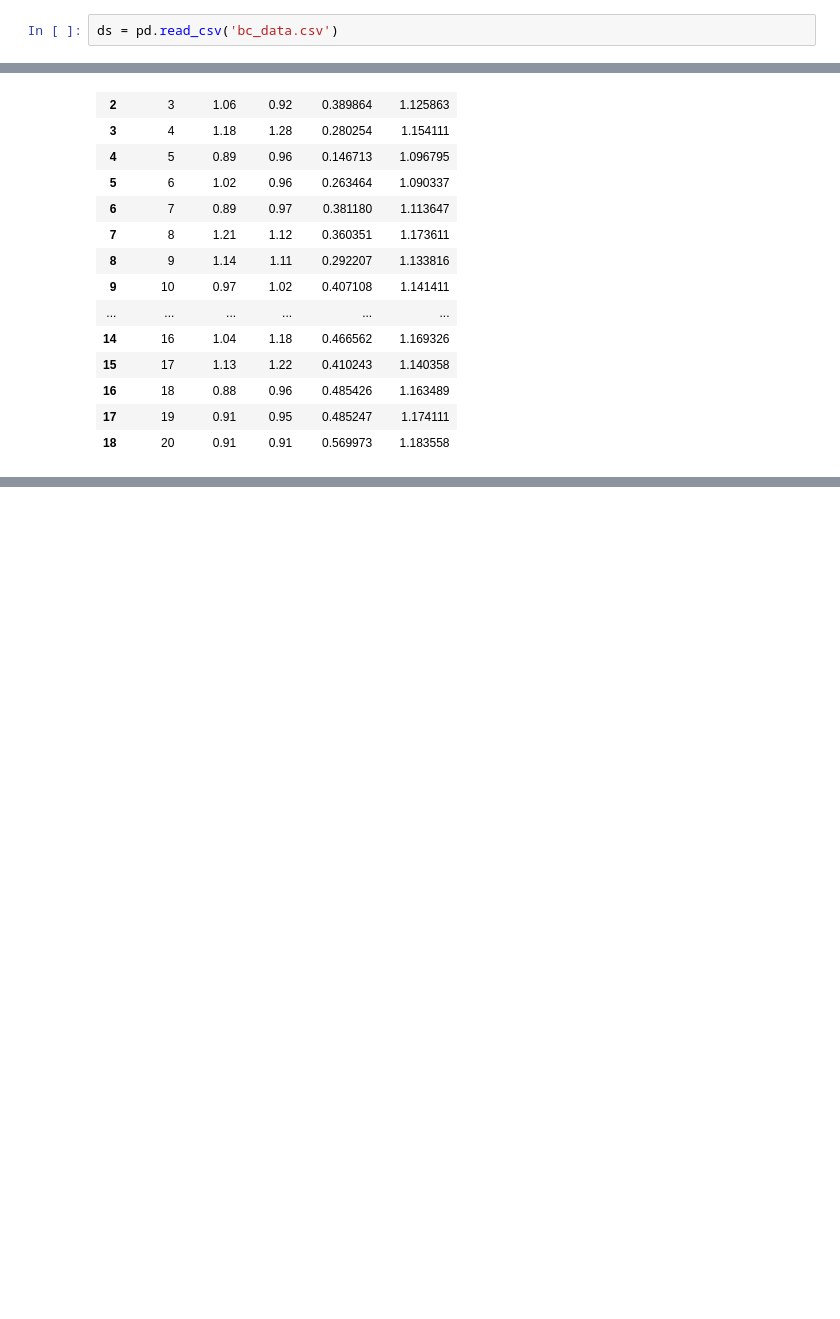
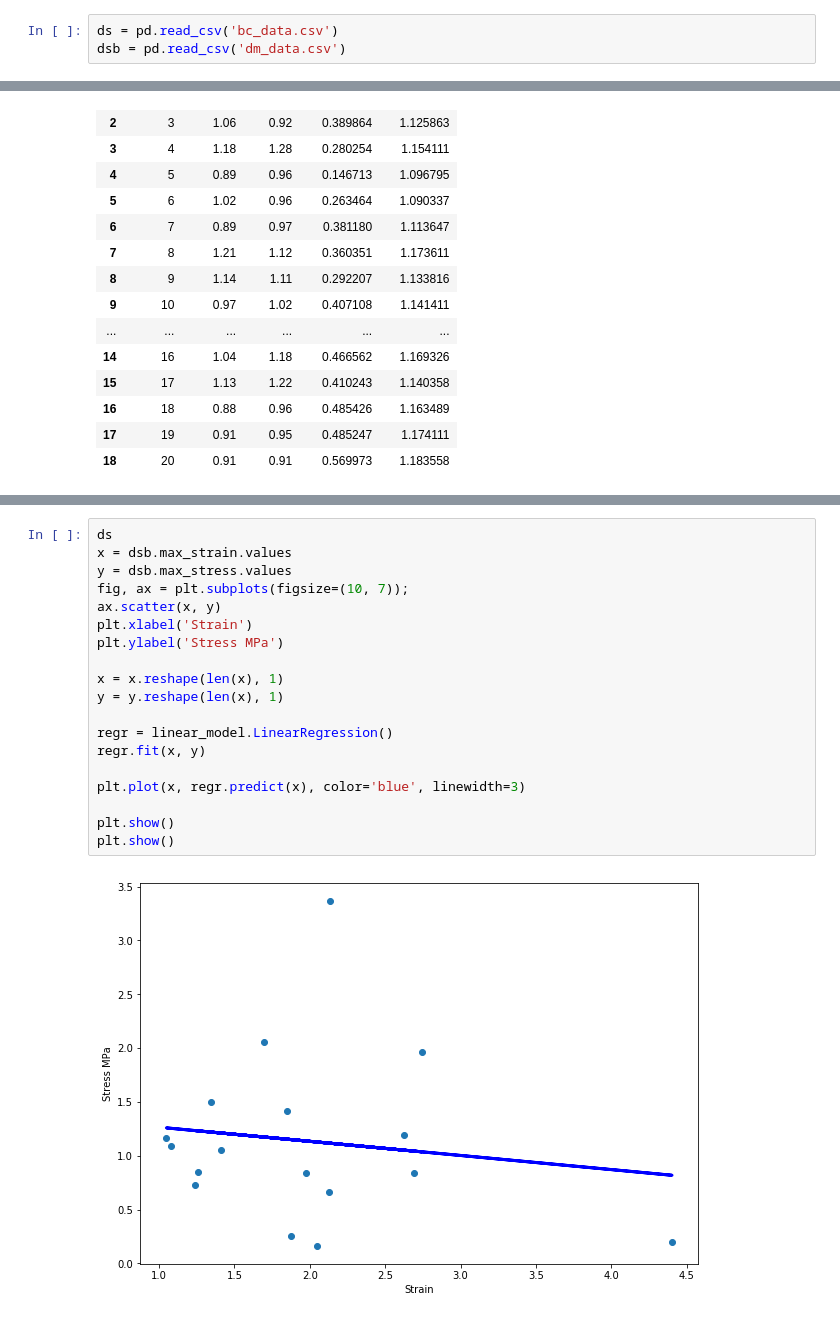
Before and after one commit to lipovka/bc, a Jupyter notebook: bc.ipynb, the cells around one changed output, grey strips where cells are left out. Saved outputs shown, nothing was run; the diff lists cells and outputs as text; blank space fills up the shorter version.

```diff
--- a/bc.ipynb
+++ b/bc.ipynb
@@ -7,6 +7,7 @@ import matplotlib.pyplot as plt
 #from adjustText import adjust_text
 # %%
 ds = pd.read_csv('bc_data.csv')
+dsb = pd.read_csv('dm_data.csv')
 # %%
 ds
 # %% [output]
@@ -41,0 +75,21 @@ plt.show()
+# %%
+ds
+x = dsb.max_strain.values
+y = dsb.max_stress.values
+fig, ax = plt.subplots(figsize=(10, 7));
+ax.scatter(x, y)
+plt.xlabel('Strain')
+plt.ylabel('Stress MPa')
+
+x = x.reshape(len(x), 1)
+y = y.reshape(len(x), 1)
+
+regr = linear_model.LinearRegression()
+regr.fit(x, y)
+
+plt.plot(x, regr.predict(x), color='blue', linewidth=3)
+
+plt.show()
+plt.show()
+# %% [output]
+[figure, added]
```
Also changed, not shown: parts of 5 cells of this notebook, 1 other file.
